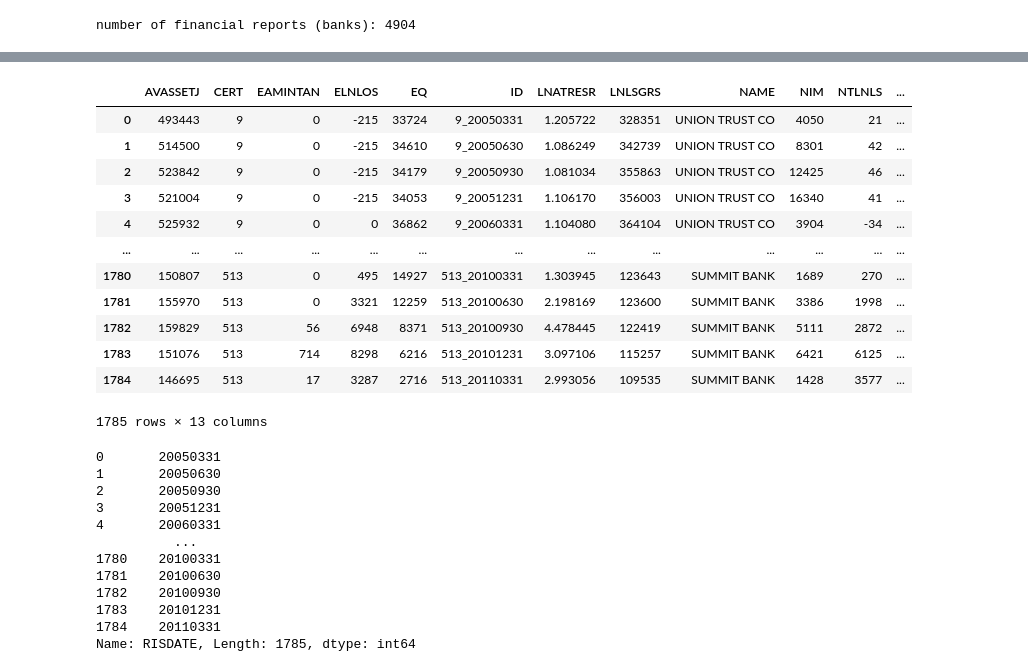
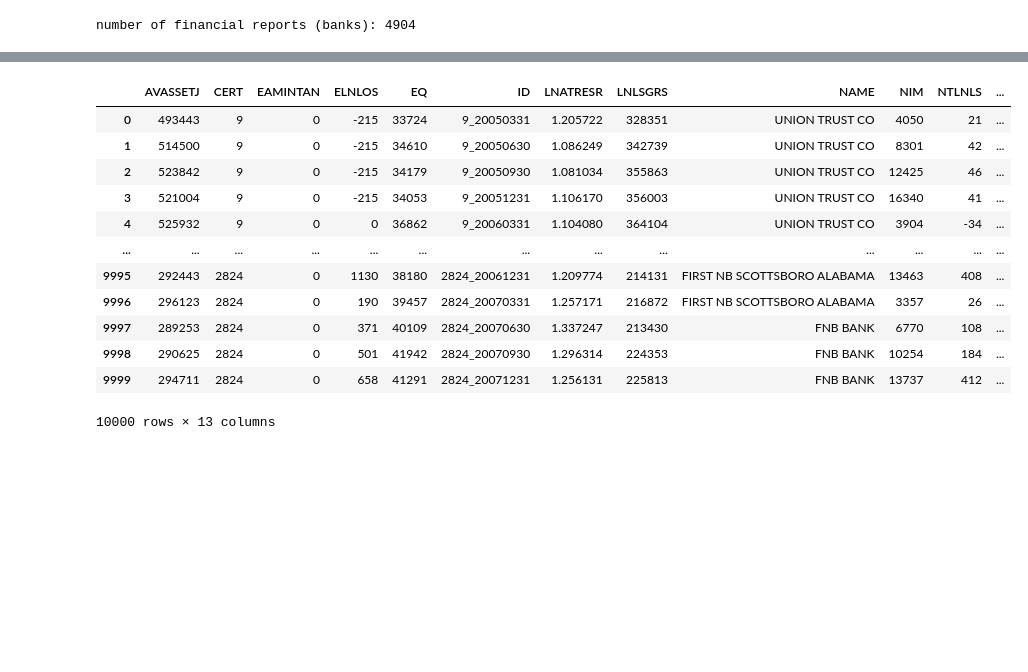
Before and after one commit to joeyio/bank-sentinel, a Jupyter notebook: extract.ipynb, the cells around one changed output, grey strips where cells are left out. Saved outputs shown, nothing was run; the diff lists cells and outputs as text; code cells hidden in the pictures; blank space fills up the shorter version.

```diff
--- a/extract.ipynb
+++ b/extract.ipynb
@@ -228,31 +147,0 @@ failedfinancials2 = getData(financialsurl, failedfilter, features)
-# %%
-failedfinancials2
-# %% [output]
-|  | AVASSETJ | CERT | EAMINTAN | ELNLOS | EQ | ID | LNATRESR | LNLSGRS | NAME | NIM | NTLNLS | ... |
-| 0 | 493443 | 9 | 0 | -215 | 33724 | 9_20050331 | 1.205722 | 328351 | UNION TRUST CO | 4050 | 21 | ... |
-| 1 | 514500 | 9 | 0 | -215 | 34610 | 9_20050630 | 1.086249 | 342739 | UNION TRUST CO | 8301 | 42 | ... |
-| 2 | 523842 | 9 | 0 | -215 | 34179 | 9_20050930 | 1.081034 | 355863 | UNION TRUST CO | 12425 | 46 | ... |
-| 3 | 521004 | 9 | 0 | -215 | 34053 | 9_20051231 | 1.106170 | 356003 | UNION TRUST CO | 16340 | 41 | ... |
-| 4 | 525932 | 9 | 0 | 0 | 36862 | 9_20060331 | 1.104080 | 364104 | UNION TRUST CO | 3904 | -34 | ... |
-| ... | ... | ... | ... | ... | ... | ... | ... | ... | ... | ... | ... | ... |
-| 1780 | 150807 | 513 | 0 | 495 | 14927 | 513_20100331 | 1.303945 | 123643 | SUMMIT BANK | 1689 | 270 | ... |
-| 1781 | 155970 | 513 | 0 | 3321 | 12259 | 513_20100630 | 2.198169 | 123600 | SUMMIT BANK | 3386 | 1998 | ... |
-| 1782 | 159829 | 513 | 56 | 6948 | 8371 | 513_20100930 | 4.478445 | 122419 | SUMMIT BANK | 5111 | 2872 | ... |
-| 1783 | 151076 | 513 | 714 | 8298 | 6216 | 513_20101231 | 3.097106 | 115257 | SUMMIT BANK | 6421 | 6125 | ... |
-| 1784 | 146695 | 513 | 17 | 3287 | 2716 | 513_20110331 | 2.993056 | 109535 | SUMMIT BANK | 1428 | 3577 | ... |
-1785 rows × 13 columns
-# %%
-failedfinancials2.RISDATE
-# %% [output]
-0       20050331
-1       20050630
-2       20050930
-3       20051231
-4       20060331
-          ...
-1780    20100331
-1781    20100630
-1782    20100930
-1783    20101231
-1784    20110331
-Name: RISDATE, Length: 1785, dtype: int64
@@ -259 +155,17 @@ Name: RISDATE, Length: 1785, dtype: int64
+# %%
+failedfinancials
+# %% [output]
+|  | AVASSETJ | CERT | EAMINTAN | ELNLOS | EQ | ID | LNATRESR | LNLSGRS | NAME | NIM | NTLNLS | ... |
+| 0 | 493443 | 9 | 0 | -215 | 33724 | 9_20050331 | 1.205722 | 328351 | UNION TRUST CO | 4050 | 21 | ... |
+| 1 | 514500 | 9 | 0 | -215 | 34610 | 9_20050630 | 1.086249 | 342739 | UNION TRUST CO | 8301 | 42 | ... |
+| 2 | 523842 | 9 | 0 | -215 | 34179 | 9_20050930 | 1.081034 | 355863 | UNION TRUST CO | 12425 | 46 | ... |
+| 3 | 521004 | 9 | 0 | -215 | 34053 | 9_20051231 | 1.106170 | 356003 | UNION TRUST CO | 16340 | 41 | ... |
+| 4 | 525932 | 9 | 0 | 0 | 36862 | 9_20060331 | 1.104080 | 364104 | UNION TRUST CO | 3904 | -34 | ... |
+| ... | ... | ... | ... | ... | ... | ... | ... | ... | ... | ... | ... | ... |
+| 9995 | 292443 | 2824 | 0 | 1130 | 38180 | 2824_20061231 | 1.209774 | 214131 | FIRST NB SCOTTSBORO ALABAMA | 13463 | 408 | ... |
+| 9996 | 296123 | 2824 | 0 | 190 | 39457 | 2824_20070331 | 1.257171 | 216872 | FIRST NB SCOTTSBORO ALABAMA | 3357 | 26 | ... |
+| 9997 | 289253 | 2824 | 0 | 371 | 40109 | 2824_20070630 | 1.337247 | 213430 | FNB BANK | 6770 | 108 | ... |
+| 9998 | 290625 | 2824 | 0 | 501 | 41942 | 2824_20070930 | 1.296314 | 224353 | FNB BANK | 10254 | 184 | ... |
+| 9999 | 294711 | 2824 | 0 | 658 | 41291 | 2824_20071231 | 1.256131 | 225813 | FNB BANK | 13737 | 412 | ... |
+10000 rows × 13 columns
 # %%
```
Also changed, not shown: parts of 26 cells of this notebook.
